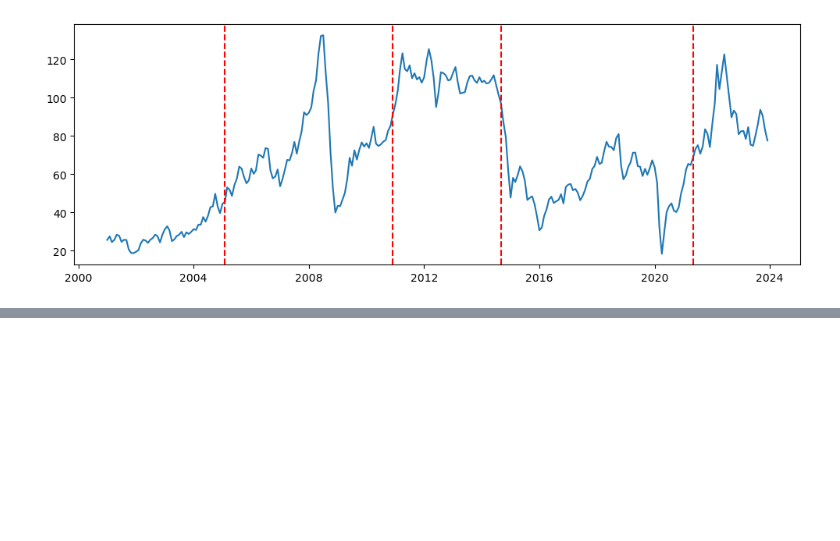
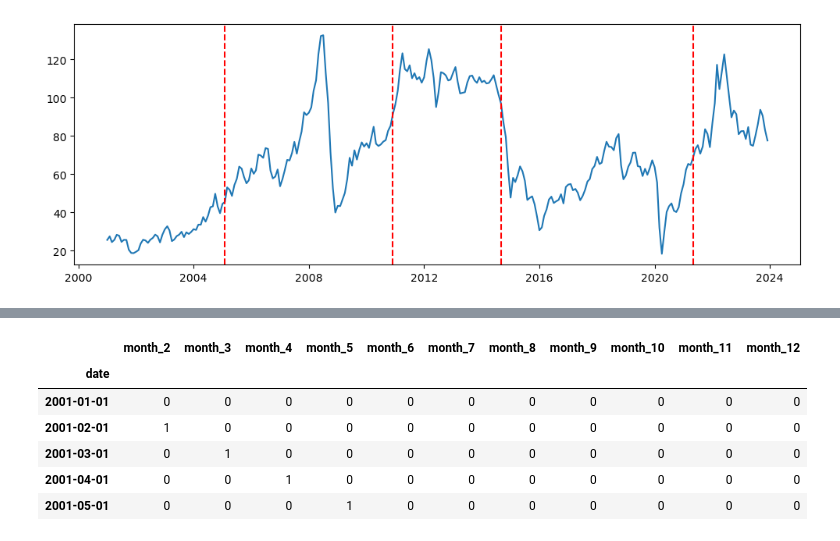
Before and after one commit to GorataB/Hackathon_PolyglotPioneers, a Jupyter notebook: Model_1_Statistical.ipynb, the cells around one changed output, grey strips where cells are left out. Cells and saved outputs as stored; diff of their text form; code cells hidden in the pictures; blank space fills up the shorter version.

```diff
--- a/Model_1_Statistical.ipynb
+++ b/Model_1_Statistical.ipynb
@@ -401,0 +403,18 @@ As expected, the crude oil prices changed in volatility around the 2010 oil glut
+# %%
+prediction_df['month'] = prediction_df.index.month
+
+seasonality_month_dummies = pd.get_dummies(
+    prediction_df["month"],
+    prefix="month",
+    drop_first=True
+)
+# %%
+seasonality_month_dummies.head()
+# %% [output]
+|  | month_2 | month_3 | month_4 | month_5 | month_6 | month_7 | month_8 | month_9 | month_10 | month_11 | month_12 |
+| date |  |  |  |  |  |  |  |  |  |  |  |
+| 2001-01-01 | 0 | 0 | 0 | 0 | 0 | 0 | 0 | 0 | 0 | 0 | 0 |
+| 2001-02-01 | 1 | 0 | 0 | 0 | 0 | 0 | 0 | 0 | 0 | 0 | 0 |
+| 2001-03-01 | 0 | 1 | 0 | 0 | 0 | 0 | 0 | 0 | 0 | 0 | 0 |
+| 2001-04-01 | 0 | 0 | 1 | 0 | 0 | 0 | 0 | 0 | 0 | 0 | 0 |
+| 2001-05-01 | 0 | 0 | 0 | 1 | 0 | 0 | 0 | 0 | 0 | 0 | 0 |
```
Also changed, not shown: parts of 23 cells of this notebook.
